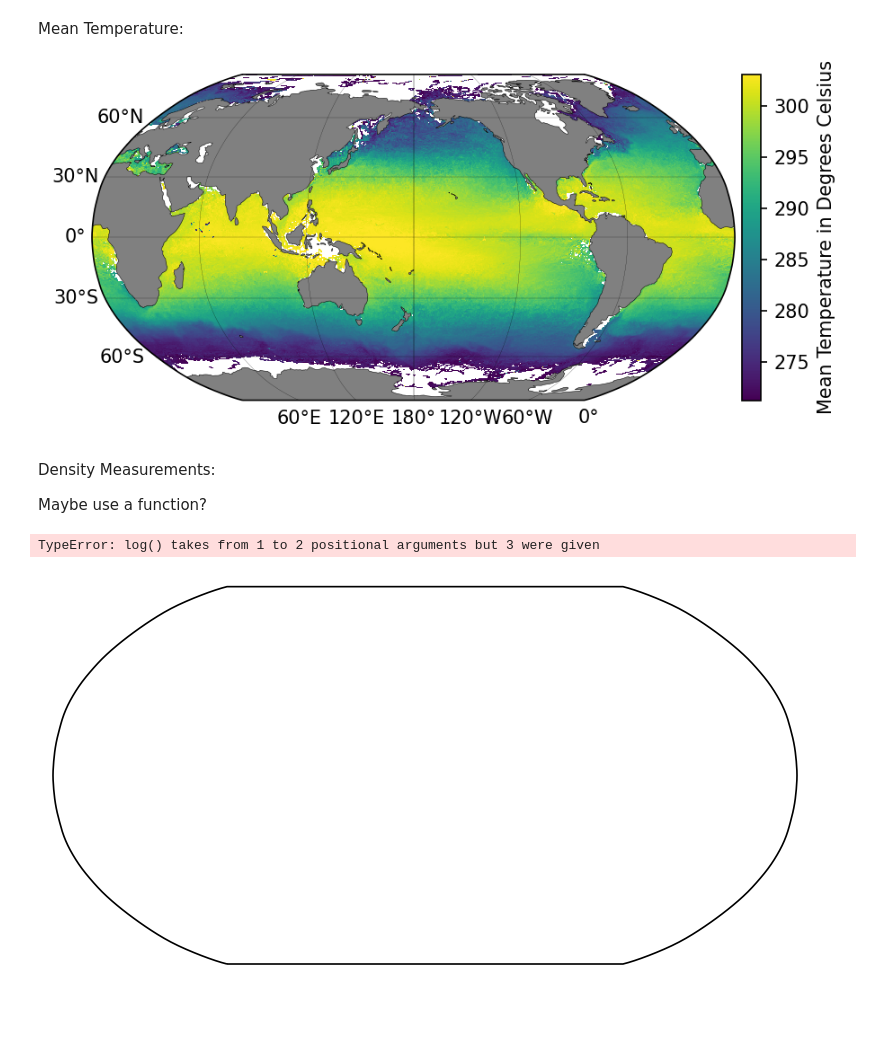
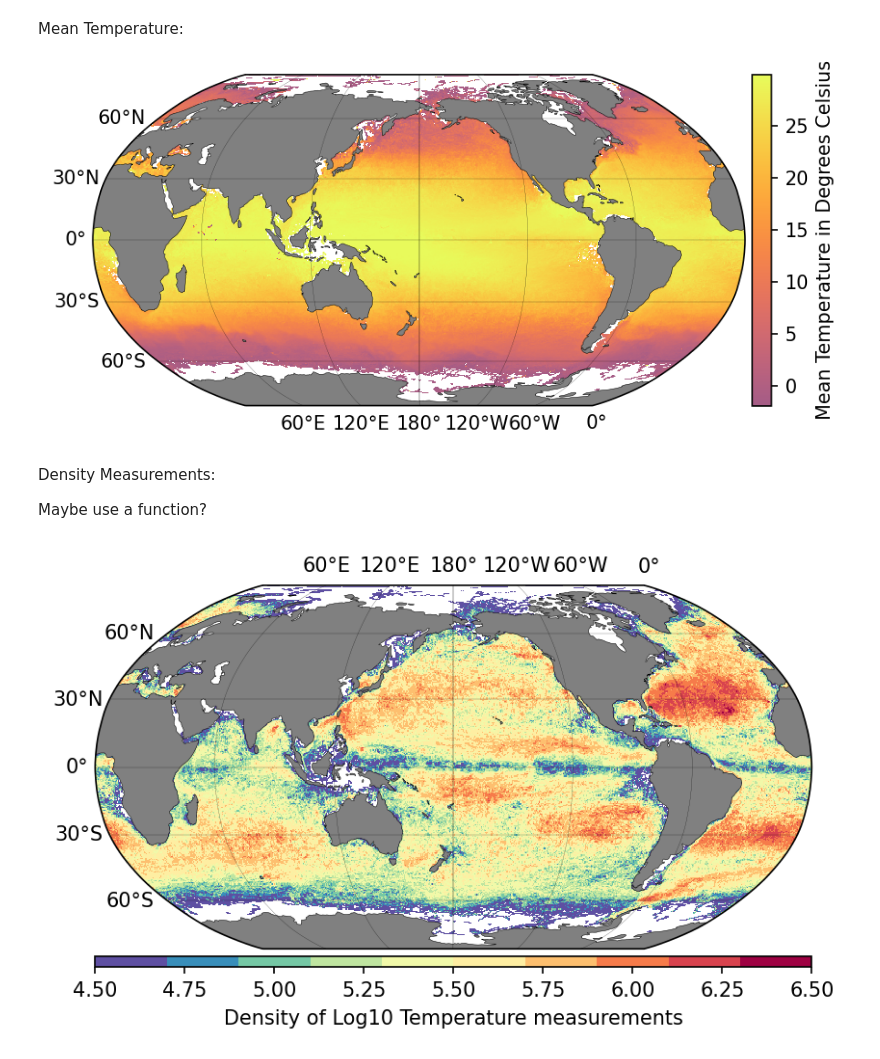
Before and after one commit to Eli8131/First_Project_SE, a Jupyter notebook: first_project_xarray.ipynb, the cells around one changed output. Cells and saved outputs as stored; diff of their text form; code cells hidden in the pictures; blank space fills up the shorter version.

Commit message:
Fixed Density Figure

```diff
--- a/first_project_xarray.ipynb
+++ b/first_project_xarray.ipynb
@@ -113,12 +105,12 @@ sst1,sst2 = np.nanpercentile(ret.statistic.T,[1,99])
 
 fig = plt.figure(dpi=150)
 ax = fig.add_subplot(1,1,1,projection=ccrs.Robinson(central_longitude=-180))
-#cmap = cmocean.tools.crop(cmocean.cm.thermal, vmin=sst1-273.15, vmax=sst2-273.15, pivot=0)
+cmap = cmocean.tools.crop(cmocean.cm.thermal, vmin=sst1-273.15, vmax=sst2-273.15, pivot=0)
 pcm = ax.pcolormesh(x_c, y_c,
-                    ret.statistic.T,
-                    #cmap=cmap
+                    ret.statistic.T-273.15,
+                    cmap=cmap,
                     transform=ccrs.PlateCarree(),
-                    vmin=sst1, vmax=sst2)
+                    vmin=sst1-273.15, vmax=sst2-273.15)
 
 # gridlines and labels
 gl = ax.gridlines(color='k', linewidth=0.1, linestyle='-',
@@ -135,7 +127,7 @@ cax = divider.append_axes("right", size="3%", pad=0.05, axes_class=plt.Axes)
 cb = fig.colorbar(pcm, cax=cax);
 cb.ax.set_ylabel('Mean Temperature in Degrees Celsius');
 # %% [output]
-[figure, old version]
+[figure, new version]
 # %% [markdown]
 Density Measurements:
 
@@ -156,34 +145,40 @@ benchmark_times[0,0] = time.time() - t0
 # %%
 x_c = np.convolve(lon, [0.5, 0.5], mode='valid')
 y_c = np.convolve(lat, [0.5, 0.5], mode='valid')
 
 
 # get 1st and 99th percentiles of values to plot to get a useful range for the colorscale
-sst1, sst2 = np.nanpercentile(ret1.statistic.T,[1,99])
+sst1a, sst2a = np.nanpercentile(ret1.statistic.T,[1,99])
+cmap = plt.cm.get_cmap("Spectral_r", 10)
 
 fig = plt.figure(dpi=150)
 ax = fig.add_subplot(1,1,1,projection=ccrs.Robinson(central_longitude=-180))
-#cmap = cmocean.tools.crop(cmocean.cm.balance, vmin=sst1, vmax=sst2, pivot=0) #experiment with colors
-pcm = ax.pcolormesh(x_c, y_c,
-                    ret1.statistic.T,
-                    transform=ccrs.PlateCarree(),
-                    #cmap = cmap,
-                    vmin=sst1, vmax=sst2)
+image = plt.pcolormesh(x_c, y_c,
+                       np.log10(ret1.statistic.T),
+                       cmap=cmap,
+                       transform=ccrs.PlateCarree(),
+                       vmin=np.log10(sst1a), vmax=np.log10(sst2a))
+plt.clim(4.5, 6.5)
+
+#pcm = ax.pcolormesh(x_c, y_c,
+                    #ret1.statistic.T,
+                    #cmap=cmap
+                    #transform=ccrs.PlateCarree()
+                    #vmin=sst1, vmax=sst2)
 
 # gridlines and labels
 gl = ax.gridlines(color='k', linewidth=0.1, linestyle='-',
                   xlocs=np.arange(-180, 181, 60), ylocs=np.arange(-90, 91, 30),
                   draw_labels=True)
-gl.top_labels = False
+gl.bottom_labels = False
 gl.right_labels = False
 
 # add land and coastline
 ax.add_feature(cfeature.LAND, facecolor='grey', zorder=1)
 ax.add_feature(cfeature.COASTLINE, linewidth=0.25, zorder=1)
 divider = make_axes_locatable(ax)
-cax = divider.append_axes("right", size="3%", pad=0.05, axes_class=plt.Axes)
-cb = fig.colorbar((pcm), cax=cax);
-cb.ax.set_ylabel('Density of Temperature measurements');
+cax = divider.append_axes("bottom", size="3%", pad=0.05, axes_class=plt.Axes)
+cb = fig.colorbar(image, cax=cax, orientation = "horizontal");
+cb.ax.set_xlabel('Density of Log10 Temperature measurements');
 # %% [output]
-TypeError: log() takes from 1 to 2 positional arguments but 3 were given
-[figure, old version]
+[figure, new version]
```
Also changed, not shown: parts of 5 cells of this notebook.
